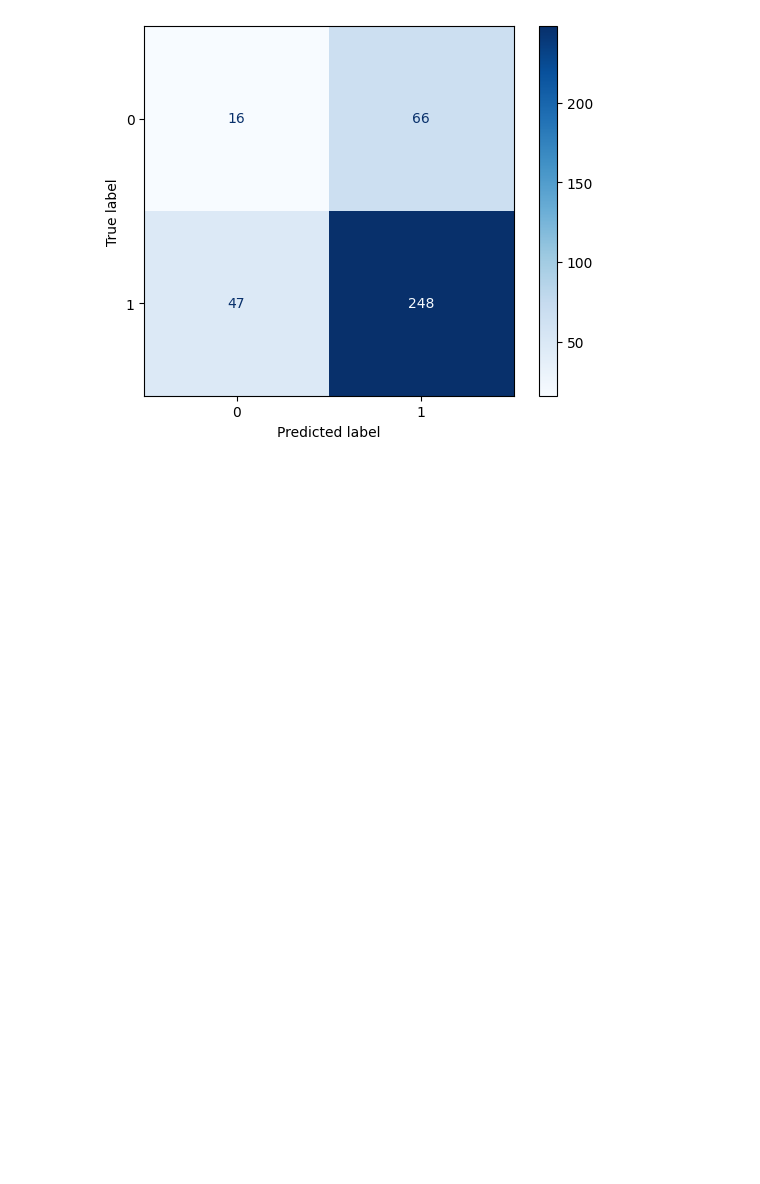
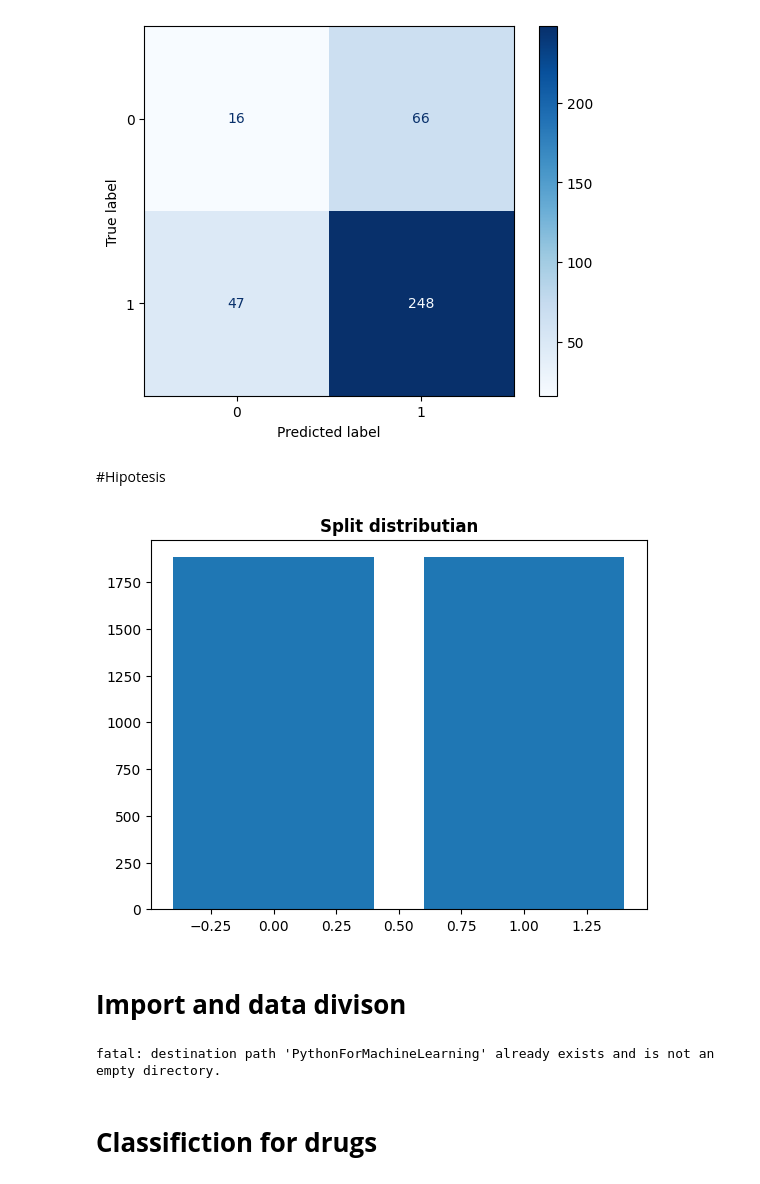
Before and after one commit to jadrzy/ProjectPythonForMachineLearning, a Jupyter notebook: notebooks/CreatingModel.ipynb, the cells around one changed output. Saved outputs shown, nothing was run; the diff lists cells and outputs as text; code cells hidden in the pictures; blank space fills up the shorter version.

```diff
--- a/notebooks/CreatingModel.ipynb
+++ b/notebooks/CreatingModel.ipynb
@@ -638,3 +765,55 @@ cm = confusion_matrix(Y_test, y_pred)
 cm_display = ConfusionMatrixDisplay(cm).plot(cmap=plt.cm.Blues)
 # %% [output]
 [figure]
+# %% [markdown]
+#Hipotesis
+# %%
+import matplotlib.pyplot as plt
+import seaborn as sns
+feature_names = 'Cannabis'
+tests_data = analize_data[feature_names]
+
+cann=tests_data>3
+cann.count()
+# %% [output]
+[figure, added]
+# %% [markdown]
+# **Import and data divison**
+# %%
+import seaborn as sns
+from time import time
+import matplotlib.pyplot as plt
+import pandas as pd
+from sklearn.model_selection import train_test_split
+from sklearn.preprocessing import (
+MinMaxScaler,
+StandardScaler,
+)
+
+!git clone https://{token}@github.com/jadrzy/PythonForMachineLearning.git
+
+model_data = pd.read_csv("/content/PythonForMachineLearning/datasets/model_data.csv")
+analize_data = pd.read_csv("/content/PythonForMachineLearning/datasets/analyze_data.csv")
+
+analyze_data = analize_data.drop(['ID'], axis=1)
+model_data = model_data.drop(['ID'], axis=1)
+
+selected_model_data = model_data.copy()
+selected_model_data = selected_model_data.loc[:, ~model_data.columns.str.startswith('Ethnicity')].drop(['Semeron', 'Country_Australia', 'Country_Canada', 'Country_New Zealand', 'Country_Other', 'Country_Republic of Ireland', 'Alcohol', 'Caffeine', 'Chocolate'], axis=1)
+
+X1= selected_model_data.drop(['Age', 'Gender', 'Education', 'Neuroticism', 'Extraversion',
+       'Openness to experience', 'Agreeableness', 'Conscientiousness',
+       'Impulsiveness', 'Sensation seeking', 'Country_UK', 'Country_USA'], axis=1)
+
+X2= selected_model_data.drop(['Cocaine', 'Crack', 'Ecstasy', 'Heroin',
+       'Ketamine', 'Legal highs', 'LSD', 'Meth', 'Mushrooms', 'Nicotine',
+       'Volatile substance abuse'], axis=1)
+
+y= selected_model_data['Cannabis']
+
+X_train, X_test, y_train, y_test= train_test_split(X2, y, test_size=0.4,random_state=1 )
+X_valid, X_test, y_valid, y_test= train_test_split(X_test, y_test, test_size=0.5,random_state=1 )
+# %% [output]
+fatal: destination path 'PythonForMachineLearning' already exists and is not an empty directory.
+# %% [markdown]
+# **Classifiction for drugs**
```
Also changed, not shown: parts of 37 cells of this notebook.
